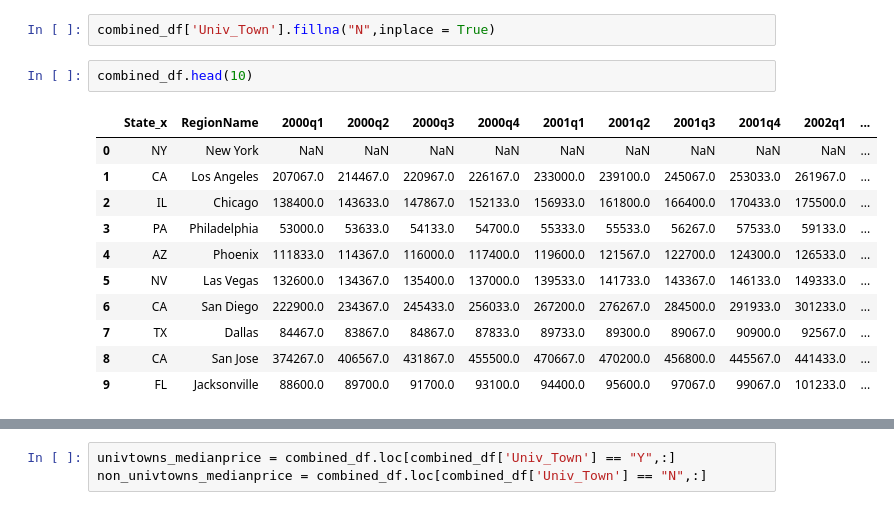
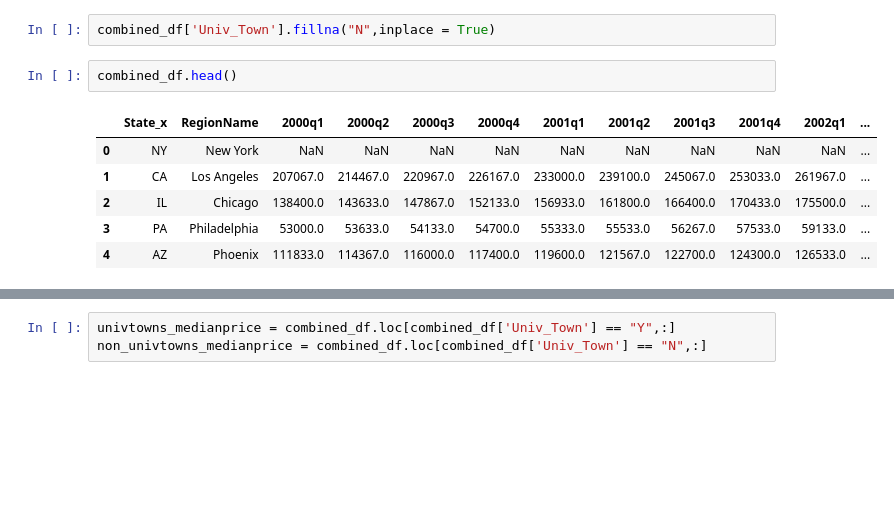
Before and after one commit to lfcbenson/hypothesis_test, a Jupyter notebook: HypothesisTesting_Recession.ipynb, the cells around one changed output, grey strips where cells are left out. Drawn from its saved outputs; the diff is of its cells as text; blank space fills up the shorter version.

```diff
--- a/HypothesisTesting_Recession.ipynb
+++ b/HypothesisTesting_Recession.ipynb
@@ -456,19 +462,14 @@ combined_df.head(10)
 # %%
 combined_df['Univ_Town'].fillna("N",inplace = True)
 # %%
-combined_df.head(10)
+combined_df.head()
 # %% [output]
 |  | State_x | RegionName | 2000q1 | 2000q2 | 2000q3 | 2000q4 | 2001q1 | 2001q2 | 2001q3 | 2001q4 | 2002q1 | ... |
 | 0 | NY | New York | NaN | NaN | NaN | NaN | NaN | NaN | NaN | NaN | NaN | ... |
 | 1 | CA | Los Angeles | 207067.0 | 214467.0 | 220967.0 | 226167.0 | 233000.0 | 239100.0 | 245067.0 | 253033.0 | 261967.0 | ... |
 | 2 | IL | Chicago | 138400.0 | 143633.0 | 147867.0 | 152133.0 | 156933.0 | 161800.0 | 166400.0 | 170433.0 | 175500.0 | ... |
 | 3 | PA | Philadelphia | 53000.0 | 53633.0 | 54133.0 | 54700.0 | 55333.0 | 55533.0 | 56267.0 | 57533.0 | 59133.0 | ... |
 | 4 | AZ | Phoenix | 111833.0 | 114367.0 | 116000.0 | 117400.0 | 119600.0 | 121567.0 | 122700.0 | 124300.0 | 126533.0 | ... |
-| 5 | NV | Las Vegas | 132600.0 | 134367.0 | 135400.0 | 137000.0 | 139533.0 | 141733.0 | 143367.0 | 146133.0 | 149333.0 | ... |
-| 6 | CA | San Diego | 222900.0 | 234367.0 | 245433.0 | 256033.0 | 267200.0 | 276267.0 | 284500.0 | 291933.0 | 301233.0 | ... |
-| 7 | TX | Dallas | 84467.0 | 83867.0 | 84867.0 | 87833.0 | 89733.0 | 89300.0 | 89067.0 | 90900.0 | 92567.0 | ... |
-| 8 | CA | San Jose | 374267.0 | 406567.0 | 431867.0 | 455500.0 | 470667.0 | 470200.0 | 456800.0 | 445567.0 | 441433.0 | ... |
-| 9 | FL | Jacksonville | 88600.0 | 89700.0 | 91700.0 | 93100.0 | 94400.0 | 95600.0 | 97067.0 | 99067.0 | 101233.0 | ... |
 # %%
 combined_df.shape
 # %% [output]
```
Also changed, not shown: parts of 6 cells of this notebook.
